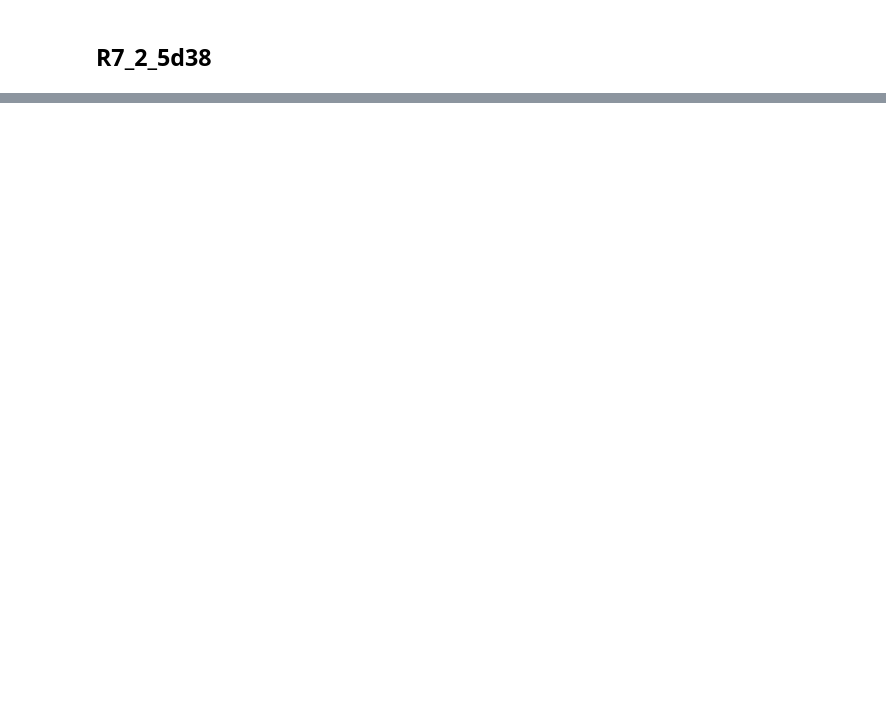
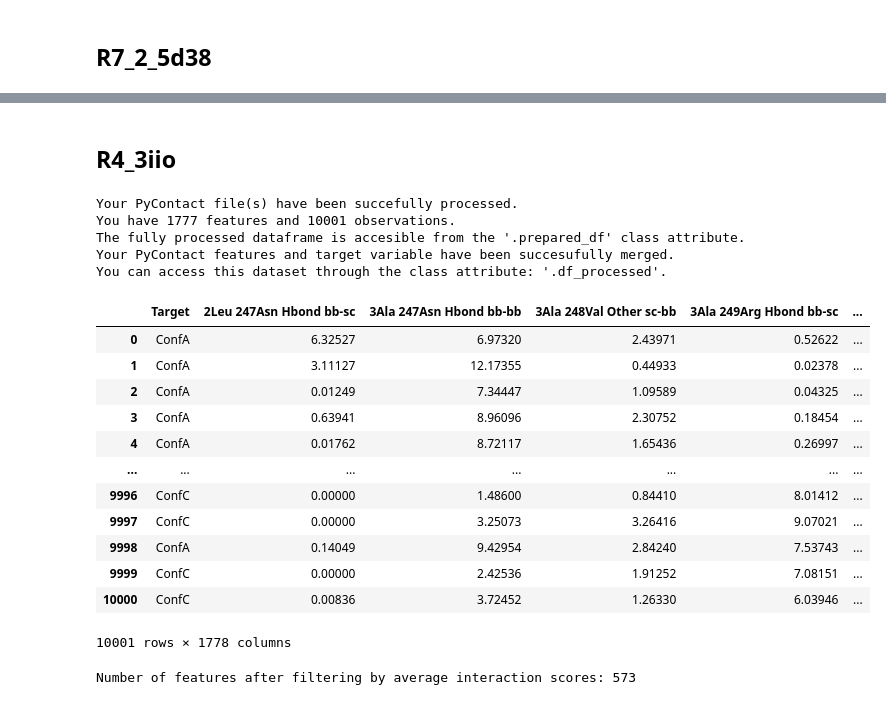
Before and after one commit to kamerlinlab/KIF, a Jupyter notebook: tutorials/Kemp_Elim_ML_Classification.ipynb, the cells around one changed output, grey strips where cells are left out. Cells and saved outputs as stored; diff of their text form; code cells hidden in the pictures; blank space fills up the shorter version.

```diff
--- a/tutorials/Kemp_Elim_ML_Classification.ipynb
+++ b/tutorials/Kemp_Elim_ML_Classification.ipynb
@@ -856,0 +834,70 @@ def standardize_interaction_names(df):
+# %% [markdown]
+## R4_3iio
+# %%
+# all input files
+in_dir = r"C:\Users\Rory Crean\Dropbox (lkgroup)\Backup_HardDrive\Postdoc\MachLearnConformationalFeatures\Workup\KE07_Workup\Raw_Datasets\R4_3iio"
+out_dir = r"C:\Users\Rory Crean\Dropbox (lkgroup)\Backup_HardDrive\Postdoc\MachLearnConformationalFeatures\Workup\KE07_Workup\Raw_Results\R4_3iio_No_Cat_Res"
+
+pycontact_files_horizontal = ["PyContact_Per_Frame_Interactions_Block1.csv", "PyContact_Per_Frame_Interactions_Block2.csv",
+                              "PyContact_Per_Frame_Interactions_Block3.csv", "PyContact_Per_Frame_Interactions_Block4.csv",
+                              "PyContact_Per_Frame_Interactions_Block5.csv", "PyContact_Per_Frame_Interactions_Block6.csv",
+                              "PyContact_Per_Frame_Interactions_Block7.csv", "PyContact_Per_Frame_Interactions_Block8.csv",
+                              "PyContact_Per_Frame_Interactions_Block9.csv", "PyContact_Per_Frame_Interactions_Block10.csv",
+                              "PyContact_Per_Frame_Interactions_Block11.csv", "PyContact_Per_Frame_Interactions_Block12.csv",
+                              "PyContact_Per_Frame_Interactions_Block13.csv", "PyContact_Per_Frame_Interactions_Block14.csv",
+                              "PyContact_Per_Frame_Interactions_Block15.csv", "PyContact_Per_Frame_Interactions_Block16.csv",
+                              "PyContact_Per_Frame_Interactions_Block17.csv"]
+
+classifications_file = r"C:\Users\Rory Crean\Dropbox (lkgroup)\Backup_HardDrive\Postdoc\MachLearnConformationalFeatures\Workup\KE07_Workup\Raw_Datasets\R4_3iio\R4_3iio_1in10_Classified.dat"
+
+
+# dataset prep parts.
+pycontact_dataset = pycontact_processing.PyContactInitializer(
+    pycontact_files=pycontact_files_horizontal,
+    multiple_files=True,
+    merge_files_method="horizontal",
+    remove_false_interactions=True,
+    in_dir=in_dir,
+)
+
+# SPECIAL STEP FOR KEMP ELIMINASES BECAUSE PYCONTACT RENUMBERED THEM TO 0.
+prepared_renumberd_df = pycontact_processing.modify_column_residue_numbers(
+    dataset=pycontact_dataset.prepared_df,
+    constant_to_add=1
+)
+
+supervised_dataset = data_preperation.SupervisedFeatureData(
+    input_df=prepared_renumberd_df,
+    target_file=classifications_file,
+    is_classification=True,
+    header_present=True
+)
+
+supervised_dataset.df_processed
+# %% [output]
+Your PyContact file(s) have been succefully processed.
+You have 1777 features and 10001 observations.
+The fully processed dataframe is accesible from the '.prepared_df' class attribute.
+Your PyContact features and target variable have been succesufully merged.
+You can access this dataset through the class attribute: '.df_processed'.
+|  | Target | 2Leu 247Asn Hbond bb-sc | 3Ala 247Asn Hbond bb-bb | 3Ala 248Val Other sc-bb | 3Ala 249Arg Hbond bb-sc | ... |
+| 0 | ConfA | 6.32527 | 6.97320 | 2.43971 | 0.52622 | ... |
+| 1 | ConfA | 3.11127 | 12.17355 | 0.44933 | 0.02378 | ... |
+| 2 | ConfA | 0.01249 | 7.34447 | 1.09589 | 0.04325 | ... |
+| 3 | ConfA | 0.63941 | 8.96096 | 2.30752 | 0.18454 | ... |
+| 4 | ConfA | 0.01762 | 8.72117 | 1.65436 | 0.26997 | ... |
+| ... | ... | ... | ... | ... | ... | ... |
+| 9996 | ConfC | 0.00000 | 1.48600 | 0.84410 | 8.01412 | ... |
+| 9997 | ConfC | 0.00000 | 3.25073 | 3.26416 | 9.07021 | ... |
+| 9998 | ConfA | 0.14049 | 9.42954 | 2.84240 | 7.53743 | ... |
+| 9999 | ConfC | 0.00000 | 2.42536 | 1.91252 | 7.08151 | ... |
+| 10000 | ConfC | 0.00836 | 3.72452 | 1.26330 | 6.03946 | ... |
+10001 rows × 1778 columns
+# %%
+# Filtering
+supervised_dataset.reset_filtering()
+supervised_dataset.filter_by_occupancy_by_class(min_occupancy=25)
+supervised_dataset.filter_by_avg_strength(average_strength_cut_off=1.0)
+print(f"Number of features after filtering by average interaction scores: {len(supervised_dataset.df_filtered.columns)}")
+# %% [output]
+Number of features after filtering by average interaction scores: 573
```
Also changed, not shown: parts of 101 cells of this notebook, 2 other files.
